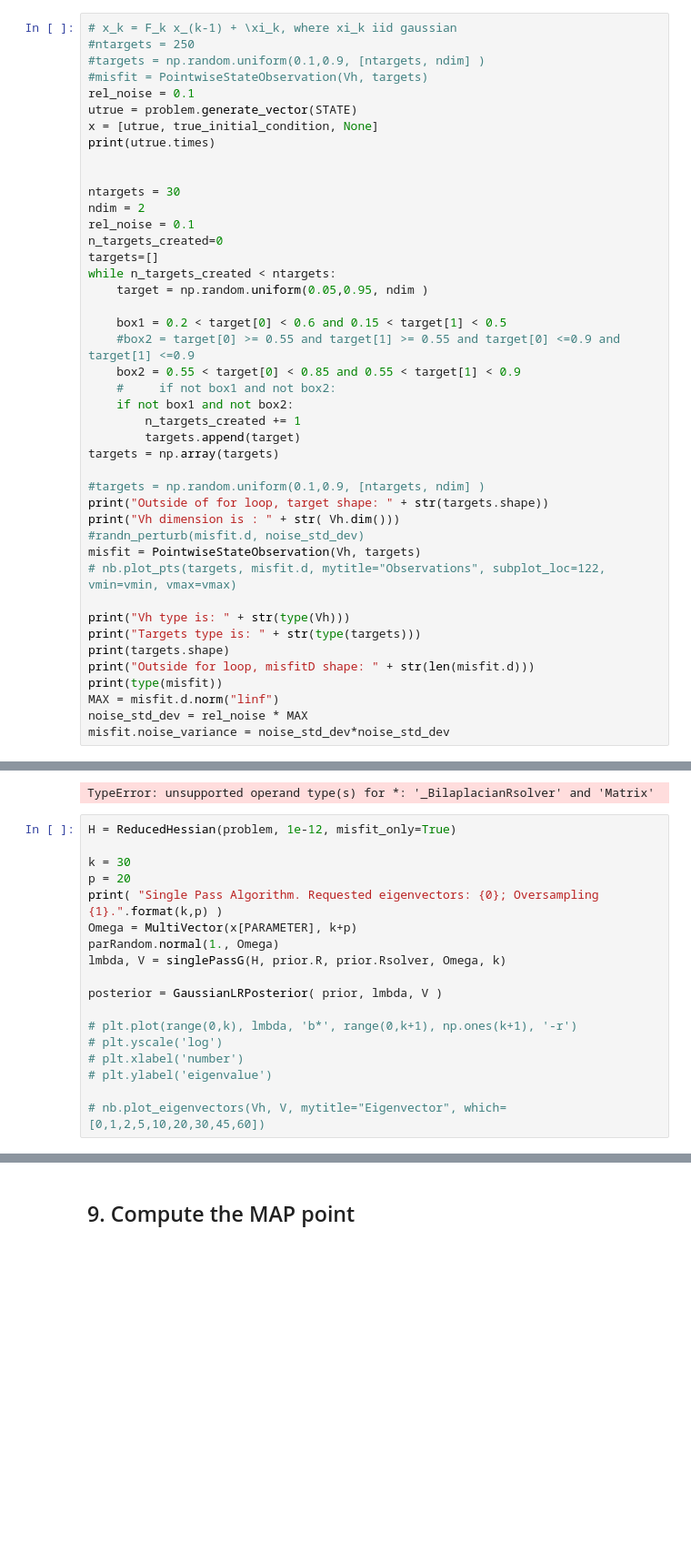
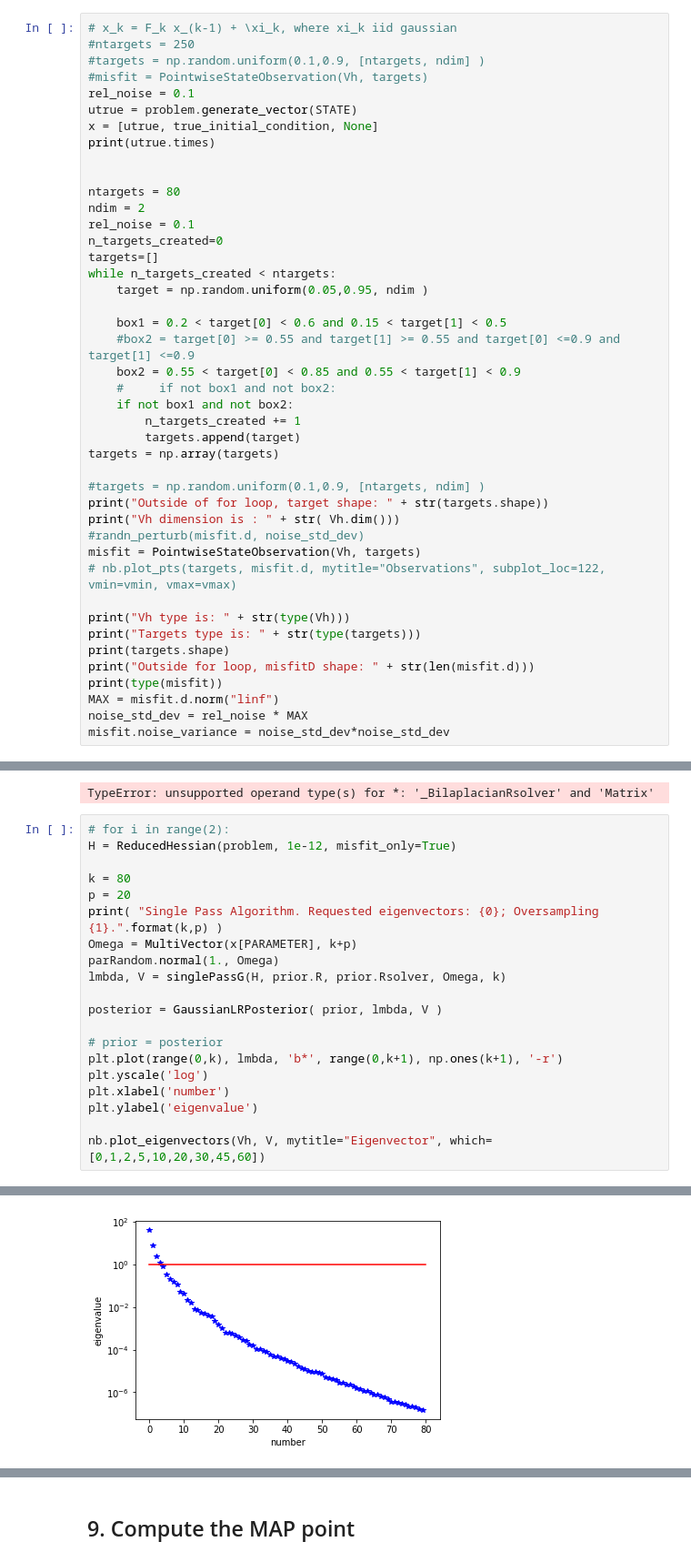
Before and after one commit to henear/hippylib, a Jupyter notebook: tutorial/4.ipynb, the cells around one changed output, grey strips where cells are left out. Shown at 91% size. Cells and saved outputs as stored; diff of their text form; blank space fills up the shorter version.

```diff
--- a/tutorial/4.ipynb
+++ b/tutorial/4.ipynb
@@ -227,7 +236,7 @@ x = [utrue, true_initial_condition, None]
 print(utrue.times)
 
 
-ntargets = 30
+ntargets = 80
 ndim = 2
 rel_noise = 0.1
 n_targets_created=0
@@ -381,9 +372,10 @@ t2 = prior.Rsolver* misfit.B
 <Vector wrapper of <PETScVector of size 30>>
 TypeError: unsupported operand type(s) for *: '_BilaplacianRsolver' and 'Matrix'
 # %%
+# for i in range(2):
 H = ReducedHessian(problem, 1e-12, misfit_only=True)
 
-k = 30
+k = 80
 p = 20
 print( "Single Pass Algorithm. Requested eigenvectors: {0}; Oversampling {1}.".format(k,p) )
 Omega = MultiVector(x[PARAMETER], k+p)
@@ -392,10 +384,11 @@ lmbda, V = singlePassG(H, prior.R, prior.Rsolver, Omega, k)
 
 posterior = GaussianLRPosterior( prior, lmbda, V )
 
-# plt.plot(range(0,k), lmbda, 'b*', range(0,k+1), np.ones(k+1), '-r')
-# plt.yscale('log')
-# plt.xlabel('number')
-# plt.ylabel('eigenvalue')
+# prior = posterior
+plt.plot(range(0,k), lmbda, 'b*', range(0,k+1), np.ones(k+1), '-r')
+plt.yscale('log')
+plt.xlabel('number')
+plt.ylabel('eigenvalue')
 
-# nb.plot_eigenvectors(Vh, V, mytitle="Eigenvector", which=[0,1,2,5,10,20,30,45,60])
+nb.plot_eigenvectors(Vh, V, mytitle="Eigenvector", which=[0,1,2,5,10,20,30,45,60])
 # %% [output]
@@ -402,0 +396 @@ Single Pass Algorithm. Requested eigenvectors: 30; Oversampling 20.
+[figure, added]
```
Also changed, not shown: parts of 10 cells of this notebook, 2 other files.
